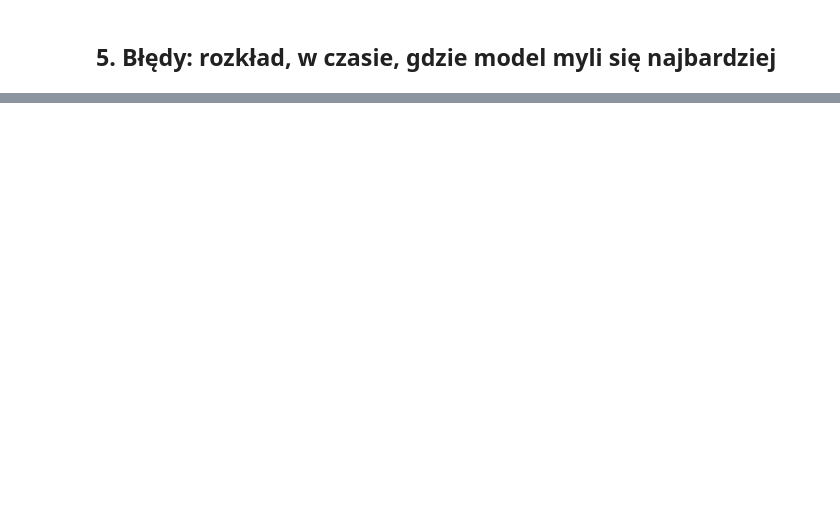
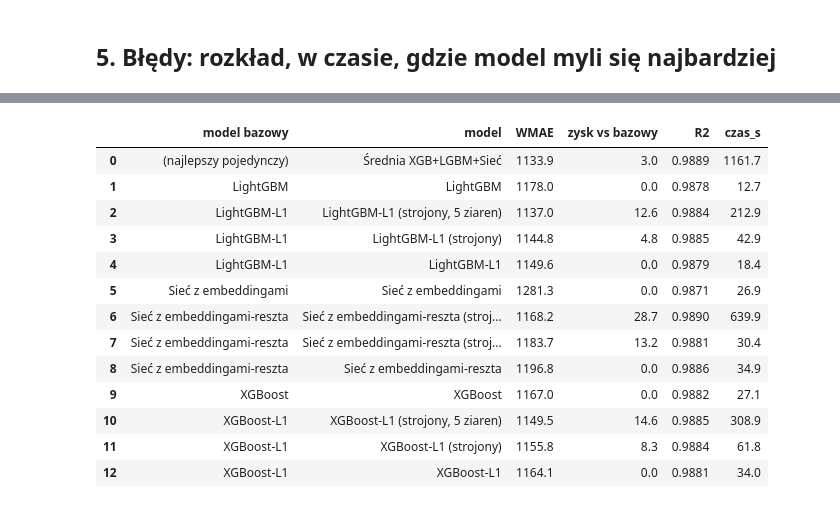
Before and after one commit to Jonaszmar/Praca_Magisterska, a Jupyter notebook: 04_wyniki.ipynb, the cells around one changed output, grey strips where cells are left out. Saved outputs shown, nothing was run; the diff lists cells and outputs as text; code cells hidden in the pictures; blank space fills up the shorter version.

```diff
--- a/04_wyniki.ipynb
+++ b/04_wyniki.ipynb
@@ -26,6 +35,7 @@ Nazwy jak w `results/eksperymenty.csv` (kolumny `dane`, `model`).
 # %%
-DANE = 'bazowy'
-WYBRANE = ['XGBoost (strojony)', 'LightGBM (strojony)', 'Sieć z embeddingami (strojony)']
+DANE = res.loc[res['WMAE'].idxmin(), 'dane']
+WYBRANE = best_per_family(res, DANE)
+print('Wariant danych:', DANE, '| modele:', WYBRANE)
 
 preds = {m: load_preds(DANE, m) for m in WYBRANE}
 plots.summary(preds).round(3)
@@ -72,0 +137,24 @@ res.sort_values('WMAE')[['dane', 'model', 'WMAE', 'MAE', 'RMSE', 'R2', 'czas_s']
+# %%
+r = res[(res['dane'] == DANE) & (res['model'] != 'Regresja liniowa')].copy()
+r['model bazowy'] = r['model'].str.replace(r' \(.*\)$', '', regex=True)
+wmae = r.set_index('model')['WMAE']
+is_avg = r['model'].str.startswith('Średnia')
+r['zysk vs bazowy'] = r['model bazowy'].map(wmae) - r['WMAE']
+r.loc[is_avg, 'model bazowy'] = '(najlepszy pojedynczy)'
+r.loc[is_avg, 'zysk vs bazowy'] = wmae[~wmae.index.str.startswith('Średnia')].min() - r.loc[is_avg, 'WMAE']
+r.sort_values(['model bazowy', 'WMAE'])[['model bazowy', 'model', 'WMAE', 'zysk vs bazowy', 'R2', 'czas_s']]     .round({'WMAE': 1, 'zysk vs bazowy': 1, 'R2': 4, 'czas_s': 1}).reset_index(drop=True)
+# %% [output]
+|  | model bazowy | model | WMAE | zysk vs bazowy | R2 | czas_s |
+| 0 | (najlepszy pojedynczy) | Średnia XGB+LGBM+Sieć | 1133.9 | 3.0 | 0.9889 | 1161.7 |
+| 1 | LightGBM | LightGBM | 1178.0 | 0.0 | 0.9878 | 12.7 |
+| 2 | LightGBM-L1 | LightGBM-L1 (strojony, 5 ziaren) | 1137.0 | 12.6 | 0.9884 | 212.9 |
+| 3 | LightGBM-L1 | LightGBM-L1 (strojony) | 1144.8 | 4.8 | 0.9885 | 42.9 |
+| 4 | LightGBM-L1 | LightGBM-L1 | 1149.6 | 0.0 | 0.9879 | 18.4 |
+| 5 | Sieć z embeddingami | Sieć z embeddingami | 1281.3 | 0.0 | 0.9871 | 26.9 |
+| 6 | Sieć z embeddingami-reszta | Sieć z embeddingami-reszta (stroj... | 1168.2 | 28.7 | 0.9890 | 639.9 |
+| 7 | Sieć z embeddingami-reszta | Sieć z embeddingami-reszta (stroj... | 1183.7 | 13.2 | 0.9881 | 30.4 |
+| 8 | Sieć z embeddingami-reszta | Sieć z embeddingami-reszta | 1196.8 | 0.0 | 0.9886 | 34.9 |
+| 9 | XGBoost | XGBoost | 1167.0 | 0.0 | 0.9882 | 27.1 |
+| 10 | XGBoost-L1 | XGBoost-L1 (strojony, 5 ziaren) | 1149.5 | 14.6 | 0.9885 | 308.9 |
+| 11 | XGBoost-L1 | XGBoost-L1 (strojony) | 1155.8 | 8.3 | 0.9884 | 61.8 |
+| 12 | XGBoost-L1 | XGBoost-L1 | 1164.1 | 0.0 | 0.9881 | 34.0 |
```
Also changed, not shown: parts of 18 cells of this notebook, 14 other files.
